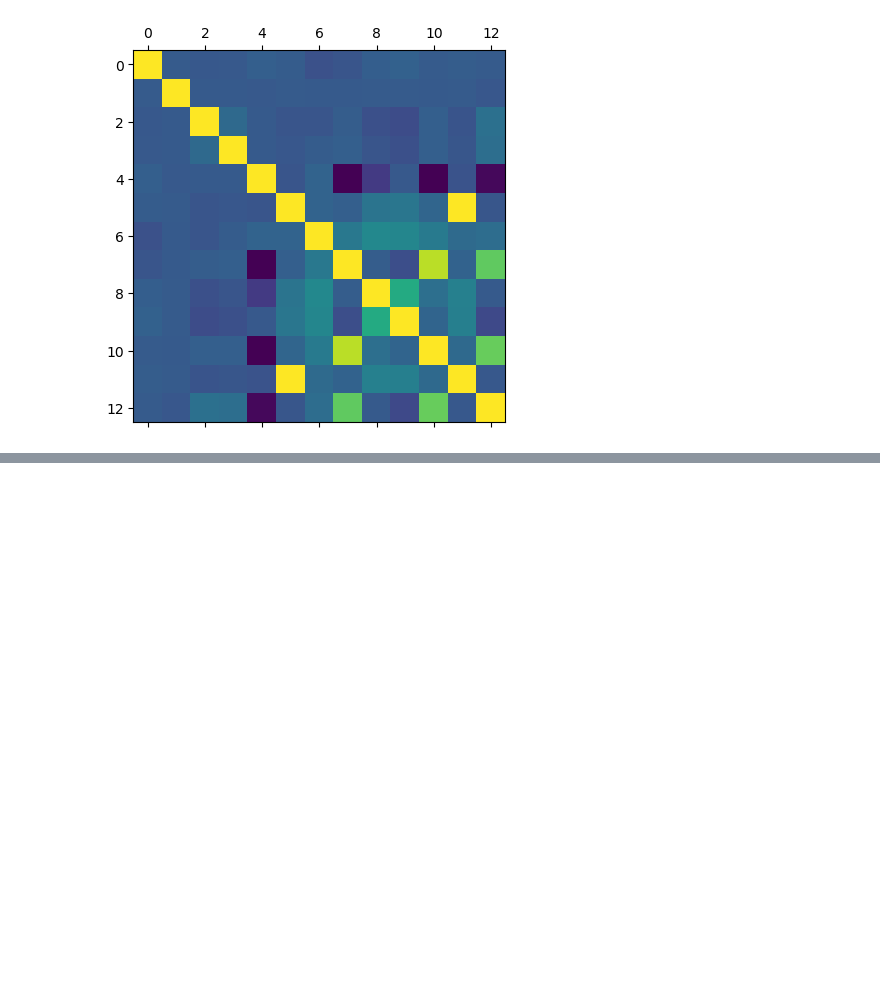
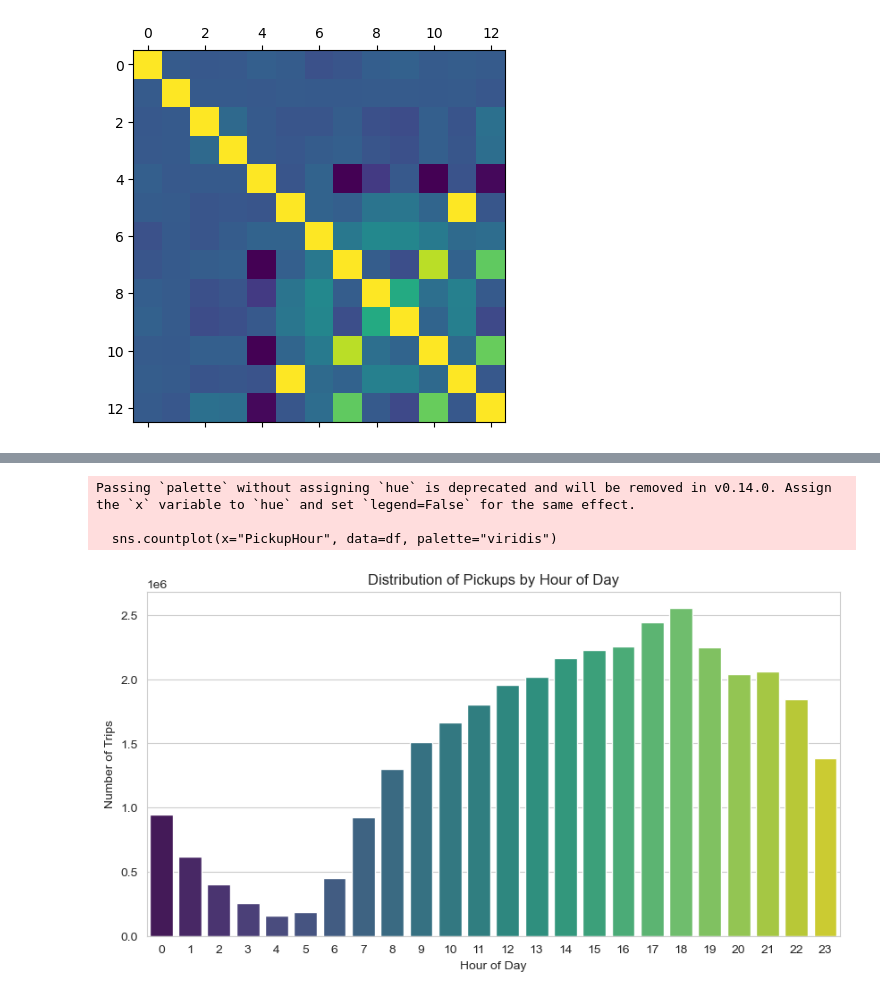
Before and after one commit to EdSu03/adsproject, a Jupyter notebook: EDA.ipynb, the cells around one changed output, grey strips where cells are left out. Cells and saved outputs as stored; diff of their text form; code cells hidden in the pictures; blank space fills up the shorter version.

```diff
--- a/EDA.ipynb
+++ b/EDA.ipynb
@@ -20,3 +20,28 @@ plt.matshow(df.drop(["store_and_fwd_flag", "Airport_fee", "VendorID", "RatecodeI
 plt.show()
 # %% [output]
 [figure]
+# %%
+import matplotlib.pyplot as plt
+import seaborn as sns
+import pandas as pd
+import os
+
+def get_cleaned_df():
+    folder_path = "cleaned_data/"
+
+    os.makedirs("all_cleaned_data", exist_ok=True)
+
+    # Get all parquet files in the folder
+    parquet_files = [f for f in os.listdir(folder_path) if f.endswith('.parquet')]
+
+    # Load and concatenate them into a single DataFrame
+    dataframes = [pd.read_parquet(os.path.join(folder_path, file)) for file in parquet_files]
+
+    # Combine all dataframes
+    df = pd.concat(dataframes, ignore_index=True) if dataframes else pd.DataFrame()
+
+    df.to_parquet("all_cleaned_data/all_cleaned_data.parquet", index=False)
+
+get_cleaned_df()
+df = pd.read_parquet("all_cleaned_data/all_cleaned_data.parquet")
+df.head()
@@ -22,0 +55,20 @@ plt.show()
+# %%
+# -------------------------
+# Analyze the distribution of PickupDatetime and DropoffDatetime to see if there are specific peak times.
+# -------------------------
+df["PickupDatetime"] = pd.to_datetime(df["PickupDatetime"])
+df["DropoffDatetime"] = pd.to_datetime(df["DropoffDatetime"])
+
+df["PickupHour"] = df["PickupDatetime"].dt.hour
+
+plt.figure(figsize=(10, 5))
+sns.countplot(x="PickupHour", data=df, palette="viridis")
+plt.xlabel("Hour of Day")
+plt.ylabel("Number of Trips")
+plt.title("Distribution of Pickups by Hour of Day")
+plt.show()
+# %% [output]
+Passing `palette` without assigning `hue` is deprecated and will be removed in v0.14.0. Assign the `x` variable to `hue` and set `legend=False` for the same effect.
+
+  sns.countplot(x="PickupHour", data=df, palette="viridis")
+[figure, added]
```
Also changed, not shown: parts of 10 cells of this notebook, 9 other files.
